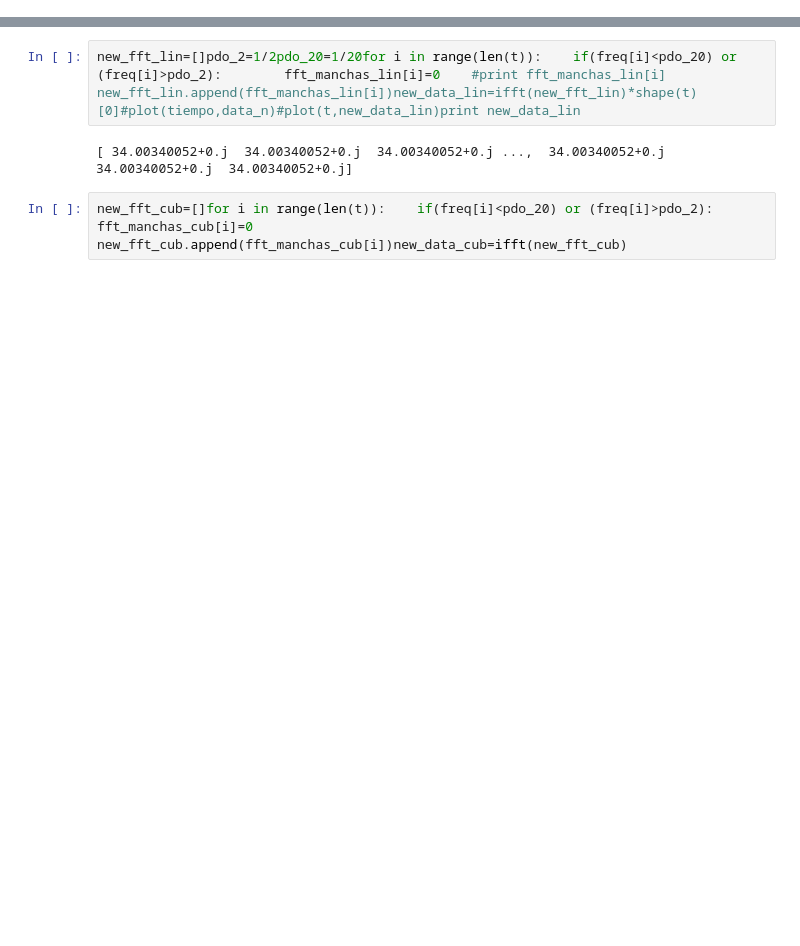
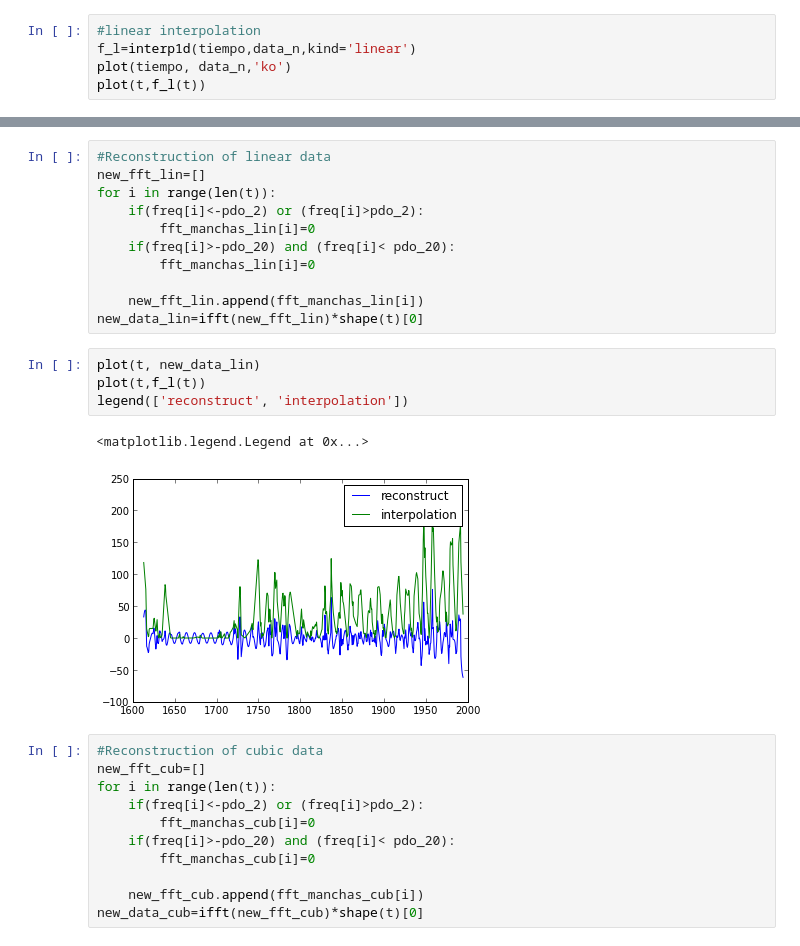
Before and after one commit to jdestupinan1332/TareasComp, a Jupyter notebook: Hw_5/pto_2_avance.ipynb, the cells around one changed output, grey strips where cells are left out. Cells and saved outputs as stored; diff of their text form; blank space fills up the shorter version.

```diff
--- a/Hw_5/pto_2_avance.ipynb
+++ b/Hw_5/pto_2_avance.ipynb
@@ -6,0 +22,5 @@ Welcome to pylab, a matplotlib-based Python environment [backend: module://IPyth
+# %%
+#linear interpolation
+f_l=interp1d(tiempo,data_n,kind='linear')
+plot(tiempo, data_n,'ko')
+plot(t,f_l(t))
@@ -39,6 +73,29 @@ plot (np.fft.fftshift(freq),log(np.fft.fftshift(powersp_lin)), color='red')plot
 # %%
-new_fft_lin=[]pdo_2=1/2pdo_20=1/20for i in range(len(t)):    if(freq[i]<pdo_20) or (freq[i]>pdo_2):        fft_manchas_lin[i]=0    #print fft_manchas_lin[i]    new_fft_lin.append(fft_manchas_lin[i])new_data_lin=ifft(new_fft_lin)*shape(t)[0]#plot(tiempo,data_n)#plot(t,new_data_lin)print new_data_lin
+#Reconstruction of linear data
+new_fft_lin=[]
+for i in range(len(t)):
+    if(freq[i]<-pdo_2) or (freq[i]>pdo_2):
+        fft_manchas_lin[i]=0
+    if(freq[i]>-pdo_20) and (freq[i]< pdo_20):
+        fft_manchas_lin[i]=0
+
+    new_fft_lin.append(fft_manchas_lin[i])
+new_data_lin=ifft(new_fft_lin)*shape(t)[0]
-# %% [output]
-[ 34.00340052+0.j  34.00340052+0.j  34.00340052+0.j ...,  34.00340052+0.j  34.00340052+0.j  34.00340052+0.j]
+# %%
+plot(t, new_data_lin)
+plot(t,f_l(t))
+legend(['reconstruct', 'interpolation'])
+# %% [output]
+<matplotlib.legend.Legend at 0x...>
+[figure, added]
 # %%
-new_fft_cub=[]for i in range(len(t)):    if(freq[i]<pdo_20) or (freq[i]>pdo_2):        fft_manchas_cub[i]=0    new_fft_cub.append(fft_manchas_cub[i])new_data_cub=ifft(new_fft_cub)
+#Reconstruction of cubic data
+new_fft_cub=[]
+for i in range(len(t)):
+    if(freq[i]<-pdo_2) or (freq[i]>pdo_2):
+        fft_manchas_cub[i]=0
+    if(freq[i]>-pdo_20) and (freq[i]< pdo_20):
+        fft_manchas_cub[i]=0
+
+    new_fft_cub.append(fft_manchas_cub[i])
+new_data_cub=ifft(new_fft_cub)*shape(t)[0]
```
Also changed, not shown: parts of 20 cells of this notebook.
